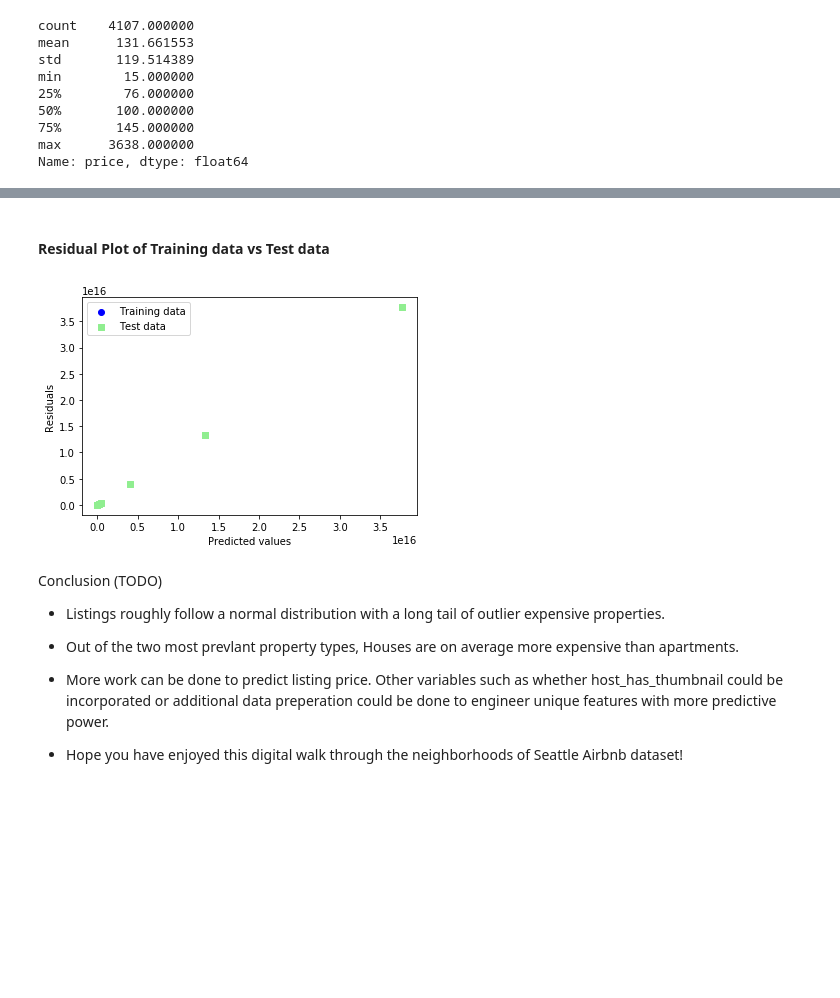
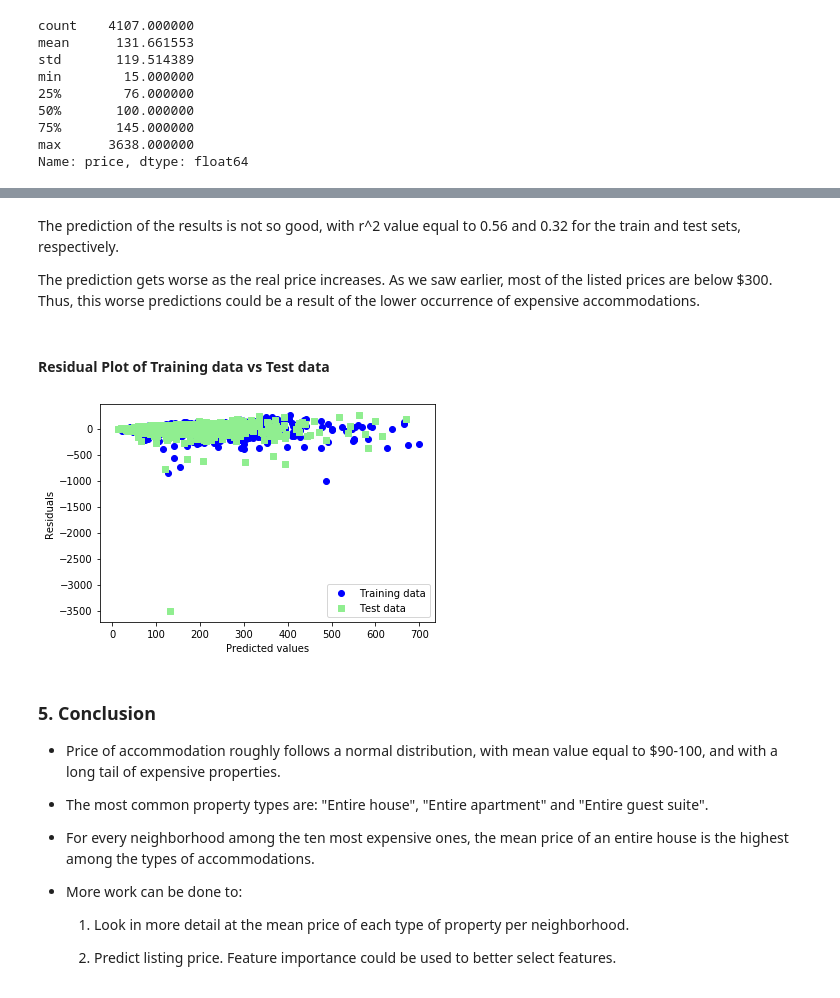
Before and after one commit to oliveirampo/airbnb_seatle, a Jupyter notebook: run.ipynb, the cells around one changed output, grey strips where cells are left out. Saved outputs shown, nothing was run; the diff lists cells and outputs as text; code cells hidden in the pictures; blank space fills up the shorter version.

```diff
--- a/run.ipynb
+++ b/run.ipynb
@@ -342,0 +458,2 @@ plt.plot(np.unique(y_test), np.poly1d(np.polyfit(y_test, y_test_preds, 1))(np.un
+# %%
+X, y = src.utils.clean_data(filtered_df.copy())
@@ -342,0 +466,11 @@ plt.plot(np.unique(y_test), np.poly1d(np.polyfit(y_test, y_test_preds, 1))(np.un
+# %%
+print('\nModel 01')
+model_1 = src.utils.model_01(X_train, y_train)
+print('\nModel 02')
+model_2 = src.utils.model_02(X_train, y_train)
+print('\nModel 03')
+model_3 = src.utils.model_03(X_train, y_train)
+print('\nModel 04')
+model_4 = src.utils.model_04(X_train, y_train)
+print('\nModel 05')
+model_5, scaler = src.utils.model_05(X_train)
@@ -342,0 +485,5 @@ plt.plot(np.unique(y_test), np.poly1d(np.polyfit(y_test, y_test_preds, 1))(np.un
+# %%
+model_name = "Model_03"
+model = model_3
+
+src.utils.print_test_score(model_name, model, X_test, y_test)
@@ -342,0 +495,10 @@ plt.plot(np.unique(y_test), np.poly1d(np.polyfit(y_test, y_test_preds, 1))(np.un
+# %%
+y_train_preds = model.predict(X_train)
+y_test_preds = model.predict(X_test)
+
+ax = plt.scatter(y_test, y_test_preds)
+plt.xlabel('Actual values')
+plt.ylabel('Predicted values')
+plt.plot(np.unique(y_test), np.poly1d(np.polyfit(y_test, y_test_preds, 1))(np.unique(y_test)))
+fig = plt.gcf()
+# plt.show()
@@ -343,23 +509,37 @@ plt.plot(np.unique(y_test), np.poly1d(np.polyfit(y_test, y_test_preds, 1))(np.un
+# %% [markdown]
+The prediction of the results is not so good, with
+r^2 value equal to 0.56 and 0.32 for the train and test sets, respectively.
+
+The prediction gets worse as the real price increases.
+As we saw earlier, most of the listed prices are below $300.
+Thus, this worse predictions could be a result of the lower occurrence of expensive accommodations.
 # %% [markdown]
 #### Residual Plot of Training data vs Test data
 # %%
 plt.scatter(y_train_preds,  y_train_preds - y_train,
             c='blue', marker='o', label='Training data')
 plt.scatter(y_test_preds,  y_test_preds - y_test,
             c='lightgreen', marker='s', label='Test data')
 plt.xlabel('Predicted values')
 plt.ylabel('Residuals')
-plt.legend(loc='upper left')
+plt.legend(loc='lower right')
 plt.show()
 # %% [output]
-[figure, old version]
+[figure, new version]
-# %% [markdown]
-Conclusion (TODO)
-
-* Listings roughly follow a normal distribution with a long tail of outlier expensive properties.
-
-* Out of the two most prevlant property types, Houses are on average more expensive than apartments.
-
-* More work can be done to predict listing price. Other variables such as whether host_has_thumbnail could be incorporated or additional data preperation could be done to engineer unique features with more predictive power.
-
-* Hope you have enjoyed this digital walk through the neighborhoods of Seattle Airbnb dataset!
+# %% [markdown]
+### 5. Conclusion
+
+* Price of accommodation roughly follows a normal distribution,
+ with mean value equal to $90-100,
+ and with a long tail of expensive properties.
+
+* The most common property types are: "Entire house", "Entire apartment" and "Entire guest suite".
+
+* For every neighborhood among the ten most expensive ones,
+  the mean price of an entire house is the highest among the types of accommodations.
+
+* More work can be done to:
+
+  1. Look in more detail at the mean price of each type of property per neighborhood.
+
+  2. Predict listing price. Feature importance could be used to better select features.
```
Also changed, not shown: parts of 74 cells of this notebook, 23 other files.
